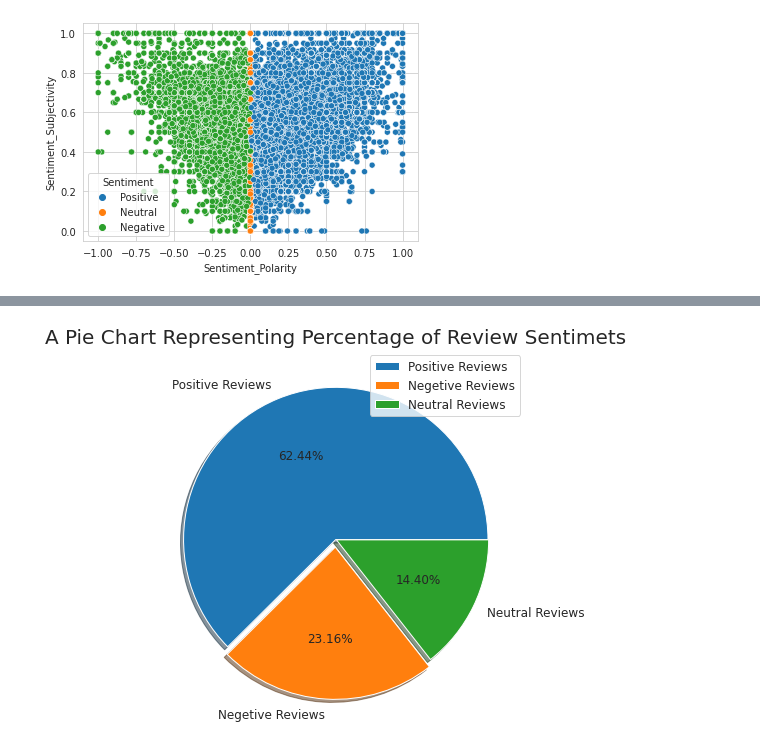
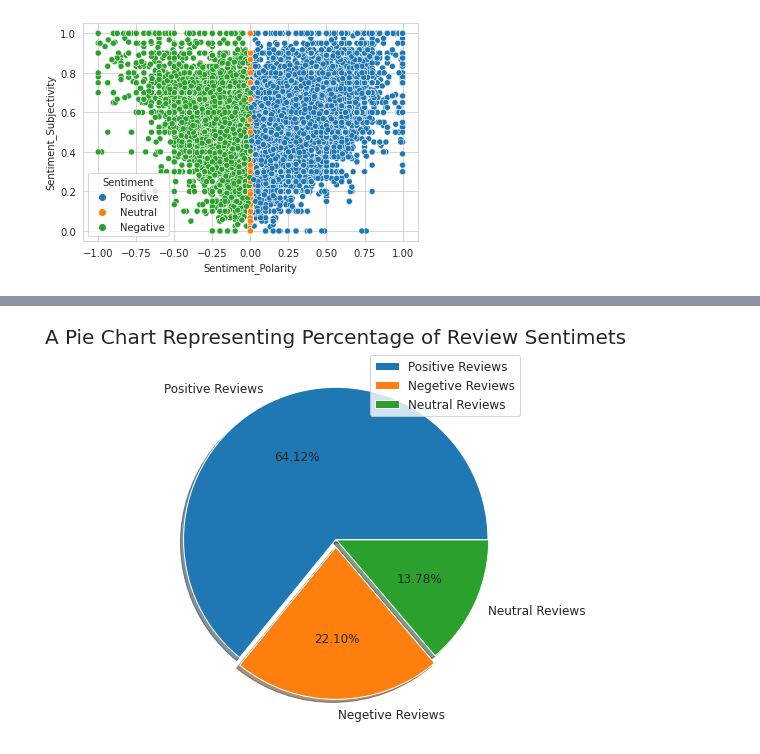
Before and after one commit to ansonsibi1/Play-Store-App-Review-Analysis-, a Jupyter notebook: Anson_Sibi_Play_Store_App_Review_Analysis_Capstone_Project.ipynb, the cells around one changed output, grey strips where cells are left out. Drawn from its saved outputs; the diff is of its cells as text; code cells hidden in the pictures.

```diff
--- a/Anson_Sibi_Play_Store_App_Review_Analysis_Capstone_Project.ipynb
+++ b/Anson_Sibi_Play_Store_App_Review_Analysis_Capstone_Project.ipynb
@@ -640,12 +719,13 @@ sns.scatterplot(x="Category", y="Reviews",hue='Sentiment', data=merged_df)
 # %%
-counts = list(merged_df['Sentiment'].value_counts())
+#Pie Chart Representing Percentage of Review Sentimets
+counts = list(df2['Sentiment'].value_counts())
 labels = 'Positive Reviews', 'Negetive Reviews','Neutral Reviews'
 plt.rcParams['font.size'] = 12
 plt.rcParams['figure.figsize'] = (14, 7)
 plt.pie(counts, labels=labels, explode=[0, 0.05, 0.005], shadow=True, autopct="%.2f%%")
 plt.title('A Pie Chart Representing Percentage of Review Sentimets', fontsize=20)
 plt.axis('off')
 plt.legend()
 plt.show()
 # %% [output]
-[figure, old version]
+[figure, new version]
```
Also changed, not shown: parts of 48 cells of this notebook.
